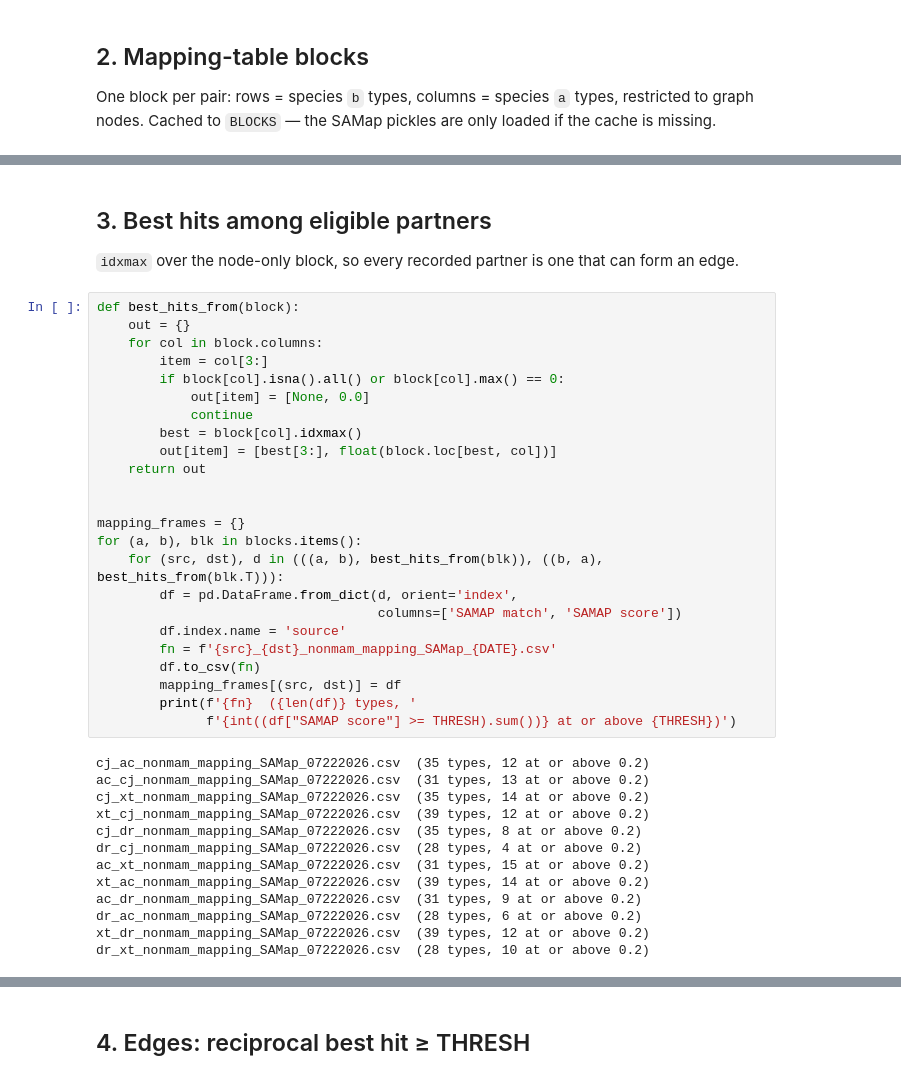
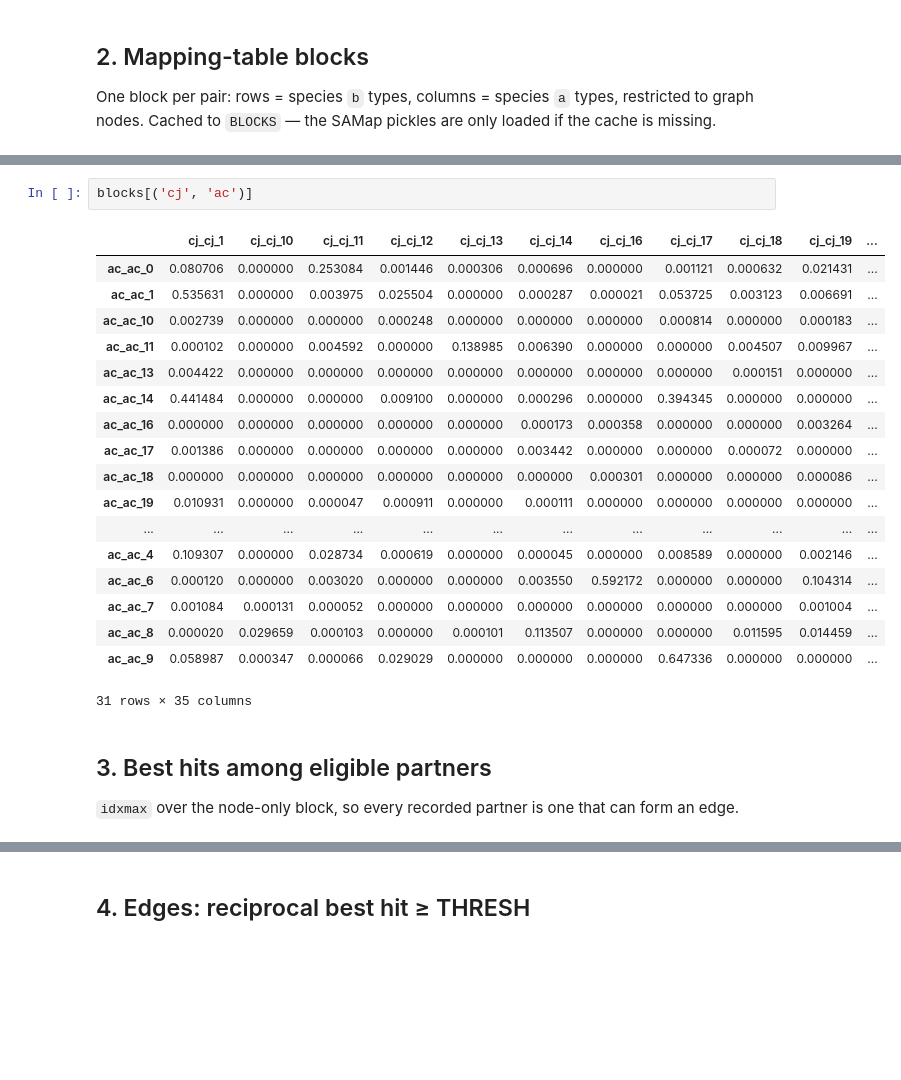
Before and after one commit to Bo-Wang-Lab/Vertebrate_hypothalamus, a Jupyter notebook: Mapping/Nonmam_Mapping_SAMap_final.ipynb, the cells around one changed output, grey strips where cells are left out. Saved outputs shown, nothing was run; the diff lists cells and outputs as text; blank space fills up the shorter version.

```diff
--- a/Mapping/Nonmam_Mapping_SAMap_final.ipynb
+++ b/Mapping/Nonmam_Mapping_SAMap_final.ipynb
@@ -183,41 +168,25 @@ loaded 6 blocks from nonmam_samap_blocks_07222026.pkl
+# %%
+blocks[('cj', 'ac')]
+# %% [output]
+|  | cj_cj_1 | cj_cj_10 | cj_cj_11 | cj_cj_12 | cj_cj_13 | cj_cj_14 | cj_cj_16 | cj_cj_17 | cj_cj_18 | cj_cj_19 | ... |
+| ac_ac_0 | 0.080706 | 0.000000 | 0.253084 | 0.001446 | 0.000306 | 0.000696 | 0.000000 | 0.001121 | 0.000632 | 0.021431 | ... |
+| ac_ac_1 | 0.535631 | 0.000000 | 0.003975 | 0.025504 | 0.000000 | 0.000287 | 0.000021 | 0.053725 | 0.003123 | 0.006691 | ... |
+| ac_ac_10 | 0.002739 | 0.000000 | 0.000000 | 0.000248 | 0.000000 | 0.000000 | 0.000000 | 0.000814 | 0.000000 | 0.000183 | ... |
+| ac_ac_11 | 0.000102 | 0.000000 | 0.004592 | 0.000000 | 0.138985 | 0.006390 | 0.000000 | 0.000000 | 0.004507 | 0.009967 | ... |
+| ac_ac_13 | 0.004422 | 0.000000 | 0.000000 | 0.000000 | 0.000000 | 0.000000 | 0.000000 | 0.000000 | 0.000151 | 0.000000 | ... |
+| ac_ac_14 | 0.441484 | 0.000000 | 0.000000 | 0.009100 | 0.000000 | 0.000296 | 0.000000 | 0.394345 | 0.000000 | 0.000000 | ... |
+| ac_ac_16 | 0.000000 | 0.000000 | 0.000000 | 0.000000 | 0.000000 | 0.000173 | 0.000358 | 0.000000 | 0.000000 | 0.003264 | ... |
+| ac_ac_17 | 0.001386 | 0.000000 | 0.000000 | 0.000000 | 0.000000 | 0.003442 | 0.000000 | 0.000000 | 0.000072 | 0.000000 | ... |
+| ac_ac_18 | 0.000000 | 0.000000 | 0.000000 | 0.000000 | 0.000000 | 0.000000 | 0.000301 | 0.000000 | 0.000000 | 0.000086 | ... |
+| ac_ac_19 | 0.010931 | 0.000000 | 0.000047 | 0.000911 | 0.000000 | 0.000111 | 0.000000 | 0.000000 | 0.000000 | 0.000000 | ... |
+| ... | ... | ... | ... | ... | ... | ... | ... | ... | ... | ... | ... |
+| ac_ac_4 | 0.109307 | 0.000000 | 0.028734 | 0.000619 | 0.000000 | 0.000045 | 0.000000 | 0.008589 | 0.000000 | 0.002146 | ... |
+| ac_ac_6 | 0.000120 | 0.000000 | 0.003020 | 0.000000 | 0.000000 | 0.003550 | 0.592172 | 0.000000 | 0.000000 | 0.104314 | ... |
+| ac_ac_7 | 0.001084 | 0.000131 | 0.000052 | 0.000000 | 0.000000 | 0.000000 | 0.000000 | 0.000000 | 0.000000 | 0.001004 | ... |
+| ac_ac_8 | 0.000020 | 0.029659 | 0.000103 | 0.000000 | 0.000101 | 0.113507 | 0.000000 | 0.000000 | 0.011595 | 0.014459 | ... |
+| ac_ac_9 | 0.058987 | 0.000347 | 0.000066 | 0.029029 | 0.000000 | 0.000000 | 0.000000 | 0.647336 | 0.000000 | 0.000000 | ... |
+31 rows × 35 columns
 # %% [markdown]
 ## 3. Best hits among eligible partners
 
 `idxmax` over the node-only block, so every recorded partner is one that can form an edge.
-# %%
-def best_hits_from(block):
-    out = {}
-    for col in block.columns:
-        item = col[3:]
-        if block[col].isna().all() or block[col].max() == 0:
-            out[item] = [None, 0.0]
-            continue
-        best = block[col].idxmax()
-        out[item] = [best[3:], float(block.loc[best, col])]
-    return out
-
-
-mapping_frames = {}
-for (a, b), blk in blocks.items():
-    for (src, dst), d in (((a, b), best_hits_from(blk)), ((b, a), best_hits_from(blk.T))):
-        df = pd.DataFrame.from_dict(d, orient='index',
-                                    columns=['SAMAP match', 'SAMAP score'])
-        df.index.name = 'source'
-        fn = f'{src}_{dst}_nonmam_mapping_SAMap_{DATE}.csv'
-        df.to_csv(fn)
-        mapping_frames[(src, dst)] = df
-        print(f'{fn}  ({len(df)} types, '
-              f'{int((df["SAMAP score"] >= THRESH).sum())} at or above {THRESH})')
-# %% [output]
-cj_ac_nonmam_mapping_SAMap_07222026.csv  (35 types, 12 at or above 0.2)
-ac_cj_nonmam_mapping_SAMap_07222026.csv  (31 types, 13 at or above 0.2)
-cj_xt_nonmam_mapping_SAMap_07222026.csv  (35 types, 14 at or above 0.2)
-xt_cj_nonmam_mapping_SAMap_07222026.csv  (39 types, 12 at or above 0.2)
-cj_dr_nonmam_mapping_SAMap_07222026.csv  (35 types, 8 at or above 0.2)
-dr_cj_nonmam_mapping_SAMap_07222026.csv  (28 types, 4 at or above 0.2)
-ac_xt_nonmam_mapping_SAMap_07222026.csv  (31 types, 15 at or above 0.2)
-xt_ac_nonmam_mapping_SAMap_07222026.csv  (39 types, 14 at or above 0.2)
-ac_dr_nonmam_mapping_SAMap_07222026.csv  (31 types, 9 at or above 0.2)
-dr_ac_nonmam_mapping_SAMap_07222026.csv  (28 types, 6 at or above 0.2)
-xt_dr_nonmam_mapping_SAMap_07222026.csv  (39 types, 12 at or above 0.2)
-dr_xt_nonmam_mapping_SAMap_07222026.csv  (28 types, 10 at or above 0.2)
```
Also changed, not shown: parts of 19 cells of this notebook, 24 other files.
